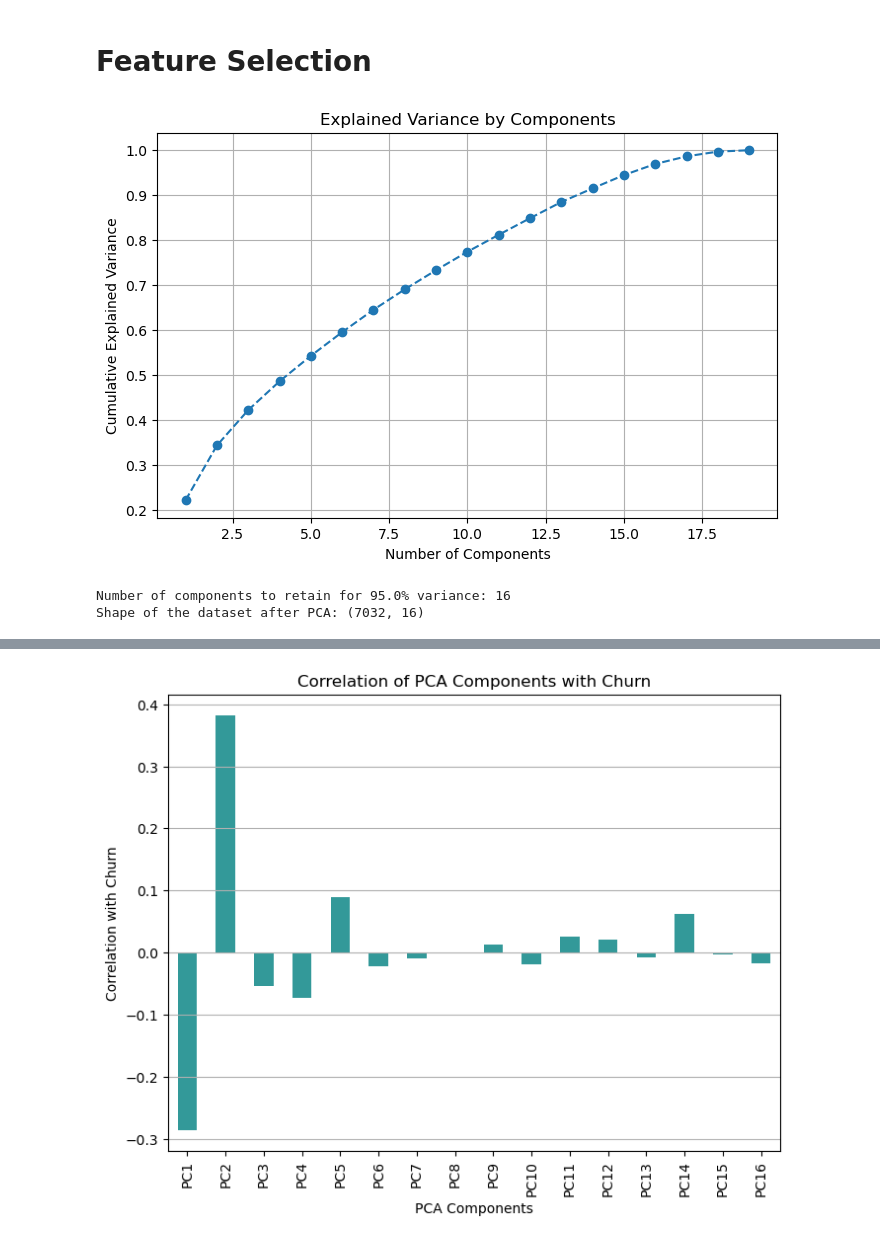
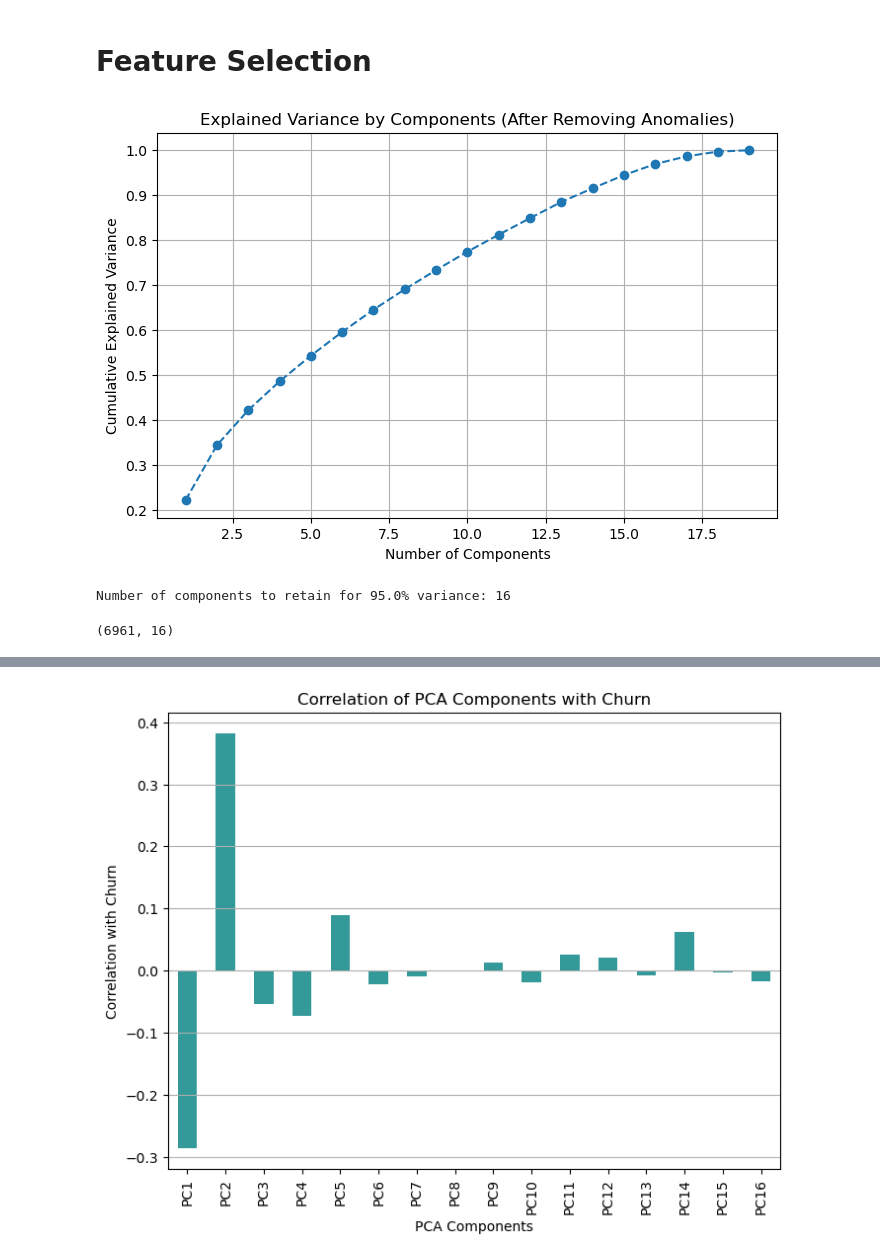
Before and after one commit to kesiee/ml_term_project_2024, a Jupyter notebook: Final_Pipeline.ipynb, the cells around one changed output, grey strips where cells are left out. Saved outputs shown, nothing was run; the diff lists cells and outputs as text; code cells hidden in the pictures.

```diff
--- a/Final_Pipeline.ipynb
+++ b/Final_Pipeline.ipynb
@@ -271,0 +320,13 @@ correlation_encoded
+# %%
+# Remove anomalies from the dataset
+telco_data_cleaned_no_anomalies = telco_data_cleaned[telco_data_cleaned['Anomaly'] == 1]
+
+# Drop the 'Anomaly' column as it's no longer needed
+telco_data_cleaned_no_anomalies = telco_data_cleaned_no_anomalies.drop(columns=['Anomaly'])
+
+# Display the shape of the dataset before and after cleaning
+print(f"Original dataset shape: {telco_data_cleaned.shape}")
+print(f"Dataset shape after removing anomalies: {telco_data_cleaned_no_anomalies.shape}")
+
+# Display a sample of the cleaned dataset
+telco_data_cleaned_no_anomalies.head()
@@ -274,43 +344,44 @@ correlation_encoded
 # %%
 from sklearn.decomposition import PCA
 from sklearn.preprocessing import StandardScaler
 import matplotlib.pyplot as plt
 
+# Use the dataset after removing anomalies
+X_anomaly_free = telco_data_cleaned_no_anomalies.drop(columns=['Churn'])
+y_anomaly_free = telco_data_cleaned_no_anomalies['Churn']
+
 # Standardize the data
-X = telco_data_cleaned.drop(columns=['Churn'])
-y = telco_data_cleaned['Churn']
-
 scaler = StandardScaler()
-X_scaled = scaler.fit_transform(X)
+X_scaled_anomaly_free = scaler.fit_transform(X_anomaly_free)
 
 # Apply PCA
 pca = PCA()
-X_pca = pca.fit_transform(X_scaled)
+X_pca_anomaly_free = pca.fit_transform(X_scaled_anomaly_free)
 
 # Plot explained variance ratio
 plt.figure(figsize=(8, 5))
 plt.plot(range(1, len(pca.explained_variance_ratio_) + 1), pca.explained_variance_ratio_.cumsum(), marker='o', linestyle='--')
-plt.title('Explained Variance by Components')
+plt.title('Explained Variance by Components (After Removing Anomalies)')
 plt.xlabel('Number of Components')
 plt.ylabel('Cumulative Explained Variance')
 plt.grid()
 plt.show()
 
 # Determine the number of components to retain (e.g., 95% variance)
 explained_variance_threshold = 0.95
-n_components = sum(pca.explained_variance_ratio_.cumsum() <= explained_variance_threshold) + 1
-print(f"Number of components to retain for {explained_variance_threshold * 100}% variance: {n_components}")
+n_components_anomaly_free = sum(pca.explained_variance_ratio_.cumsum() <= explained_variance_threshold) + 1
+print(f"Number of components to retain for {explained_variance_threshold * 100}% variance: {n_components_anomaly_free}")
 
 # Reduce the dataset to the chosen number of components
-pca = PCA(n_components=n_components)
-X_reduced = pca.fit_transform(X_scaled)
+pca_anomaly_free = PCA(n_components=n_components_anomaly_free)
+X_reduced_anomaly_free = pca_anomaly_free.fit_transform(X_scaled_anomaly_free)
 
 # Display the shape of the reduced dataset
-print(f"Shape of the dataset after PCA: {X_reduced.shape}")
+X_reduced_anomaly_free.shape
 # %% [output]
-[figure, old version]
+[figure, new version]
 Number of components to retain for 95.0% variance: 16
-Shape of the dataset after PCA: (7032, 16)
+(6961, 16)
 # %%
 # Retrieve the PCA components and corresponding feature weights
 pca_components = pd.DataFrame(pca.components_, columns=X.columns)
```
Also changed, not shown: parts of 4 cells of this notebook.
